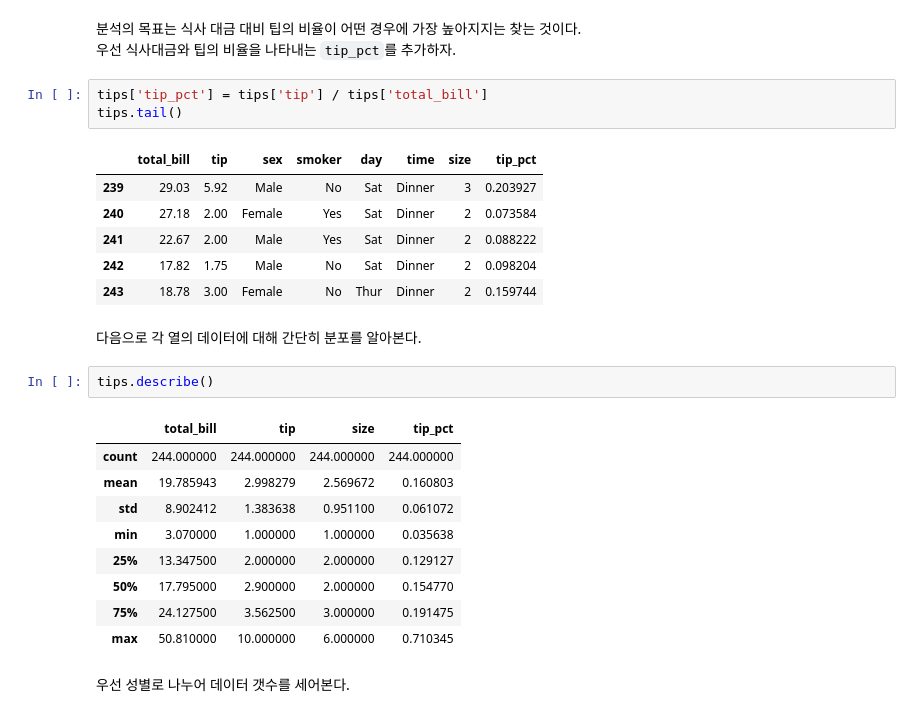
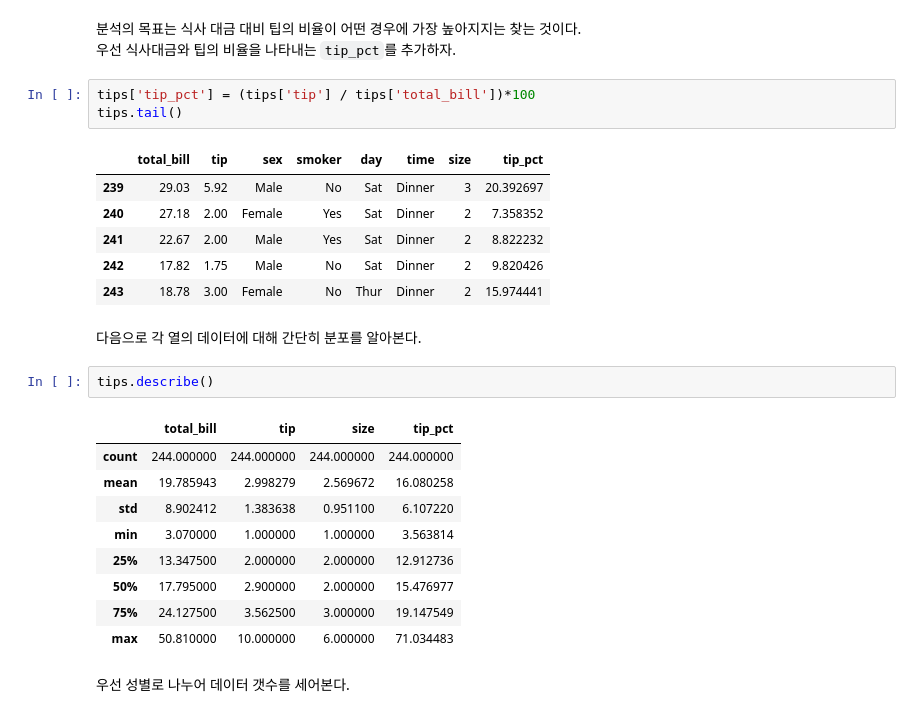
Before and after one commit to potter103027/wassup2, a Jupyter notebook: 03_Data_Preprocessing/03.07_Pandas 피봇테이블과 그룹분석.ipynb, the cells around one changed output. Saved outputs shown, nothing was run; the diff lists cells and outputs as text.

```diff
--- a/03_Data_Preprocessing/03.07_Pandas 피봇테이블과 그룹분석.ipynb
+++ b/03_Data_Preprocessing/03.07_Pandas 피봇테이블과 그룹분석.ipynb
@@ -723,15 +725,15 @@ tips.tail()
 분석의 목표는 식사 대금 대비 팁의 비율이 어떤 경우에 가장 높아지지는 찾는 것이다.
 우선 식사대금와 팁의 비율을 나타내는 `tip_pct`를 추가하자.
 # %%
-tips['tip_pct'] = tips['tip'] / tips['total_bill']
+tips['tip_pct'] = (tips['tip'] / tips['total_bill'])*100
 tips.tail()
 # %% [output]
 |  | total_bill | tip | sex | smoker | day | time | size | tip_pct |
-| 239 | 29.03 | 5.92 | Male | No | Sat | Dinner | 3 | 0.203927 |
-| 240 | 27.18 | 2.00 | Female | Yes | Sat | Dinner | 2 | 0.073584 |
-| 241 | 22.67 | 2.00 | Male | Yes | Sat | Dinner | 2 | 0.088222 |
-| 242 | 17.82 | 1.75 | Male | No | Sat | Dinner | 2 | 0.098204 |
-| 243 | 18.78 | 3.00 | Female | No | Thur | Dinner | 2 | 0.159744 |
+| 239 | 29.03 | 5.92 | Male | No | Sat | Dinner | 3 | 20.392697 |
+| 240 | 27.18 | 2.00 | Female | Yes | Sat | Dinner | 2 | 7.358352 |
+| 241 | 22.67 | 2.00 | Male | Yes | Sat | Dinner | 2 | 8.822232 |
+| 242 | 17.82 | 1.75 | Male | No | Sat | Dinner | 2 | 9.820426 |
+| 243 | 18.78 | 3.00 | Female | No | Thur | Dinner | 2 | 15.974441 |
 # %% [markdown]
 다음으로 각 열의 데이터에 대해 간단히 분포를 알아본다.
 # %%
@@ -739,13 +741,13 @@ tips.describe()
 # %% [output]
 |  | total_bill | tip | size | tip_pct |
 | count | 244.000000 | 244.000000 | 244.000000 | 244.000000 |
-| mean | 19.785943 | 2.998279 | 2.569672 | 0.160803 |
-| std | 8.902412 | 1.383638 | 0.951100 | 0.061072 |
-| min | 3.070000 | 1.000000 | 1.000000 | 0.035638 |
-| 25% | 13.347500 | 2.000000 | 2.000000 | 0.129127 |
-| 50% | 17.795000 | 2.900000 | 2.000000 | 0.154770 |
-| 75% | 24.127500 | 3.562500 | 3.000000 | 0.191475 |
-| max | 50.810000 | 10.000000 | 6.000000 | 0.710345 |
+| mean | 19.785943 | 2.998279 | 2.569672 | 16.080258 |
+| std | 8.902412 | 1.383638 | 0.951100 | 6.107220 |
+| min | 3.070000 | 1.000000 | 1.000000 | 3.563814 |
+| 25% | 13.347500 | 2.000000 | 2.000000 | 12.912736 |
+| 50% | 17.795000 | 2.900000 | 2.000000 | 15.476977 |
+| 75% | 24.127500 | 3.562500 | 3.000000 | 19.147549 |
+| max | 50.810000 | 10.000000 | 6.000000 | 71.034483 |
 # %% [markdown]
 우선 성별로 나누어 데이터 갯수를 세어본다.
 # %%
```
Also changed, not shown: parts of 21 cells of this notebook.
